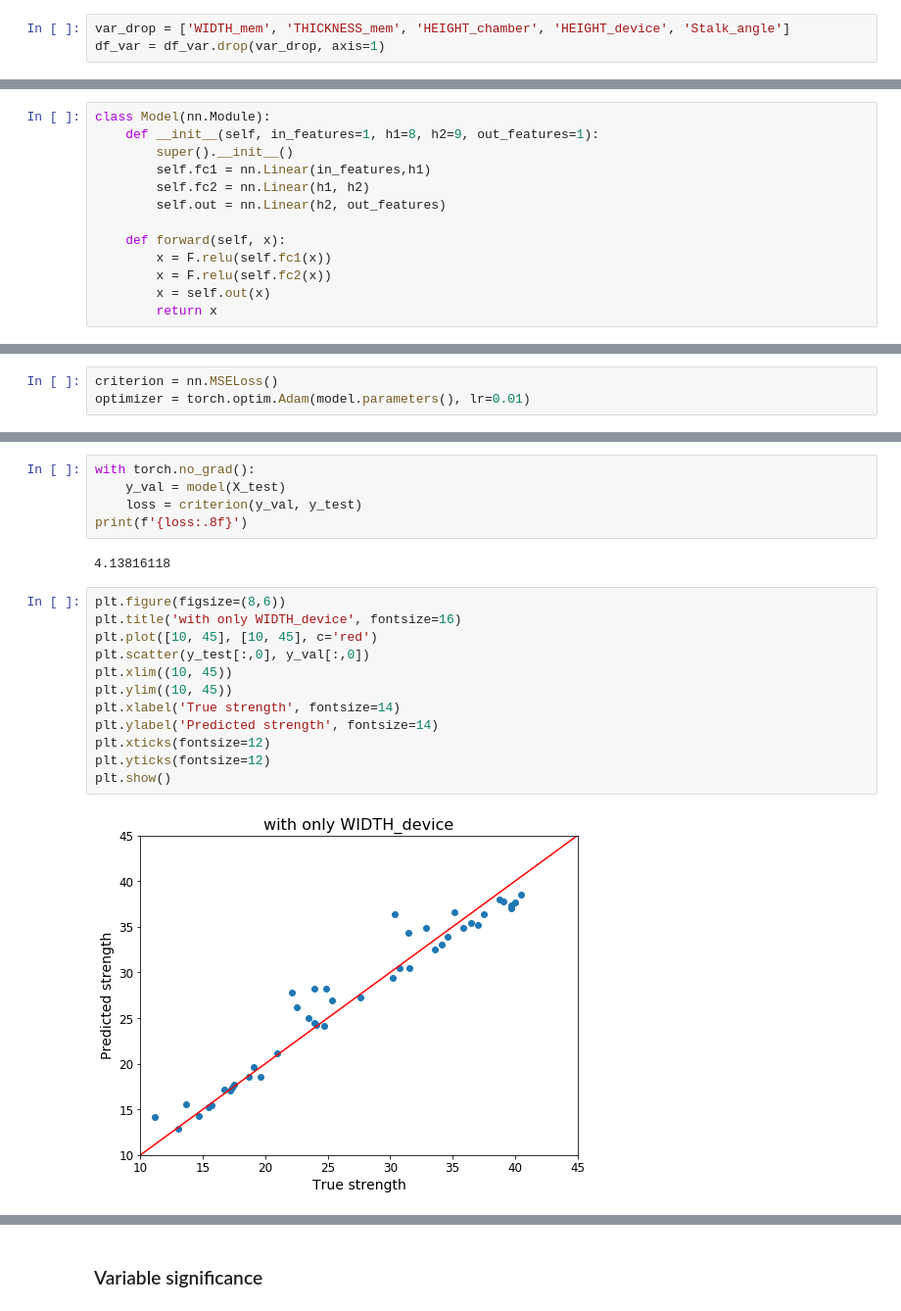
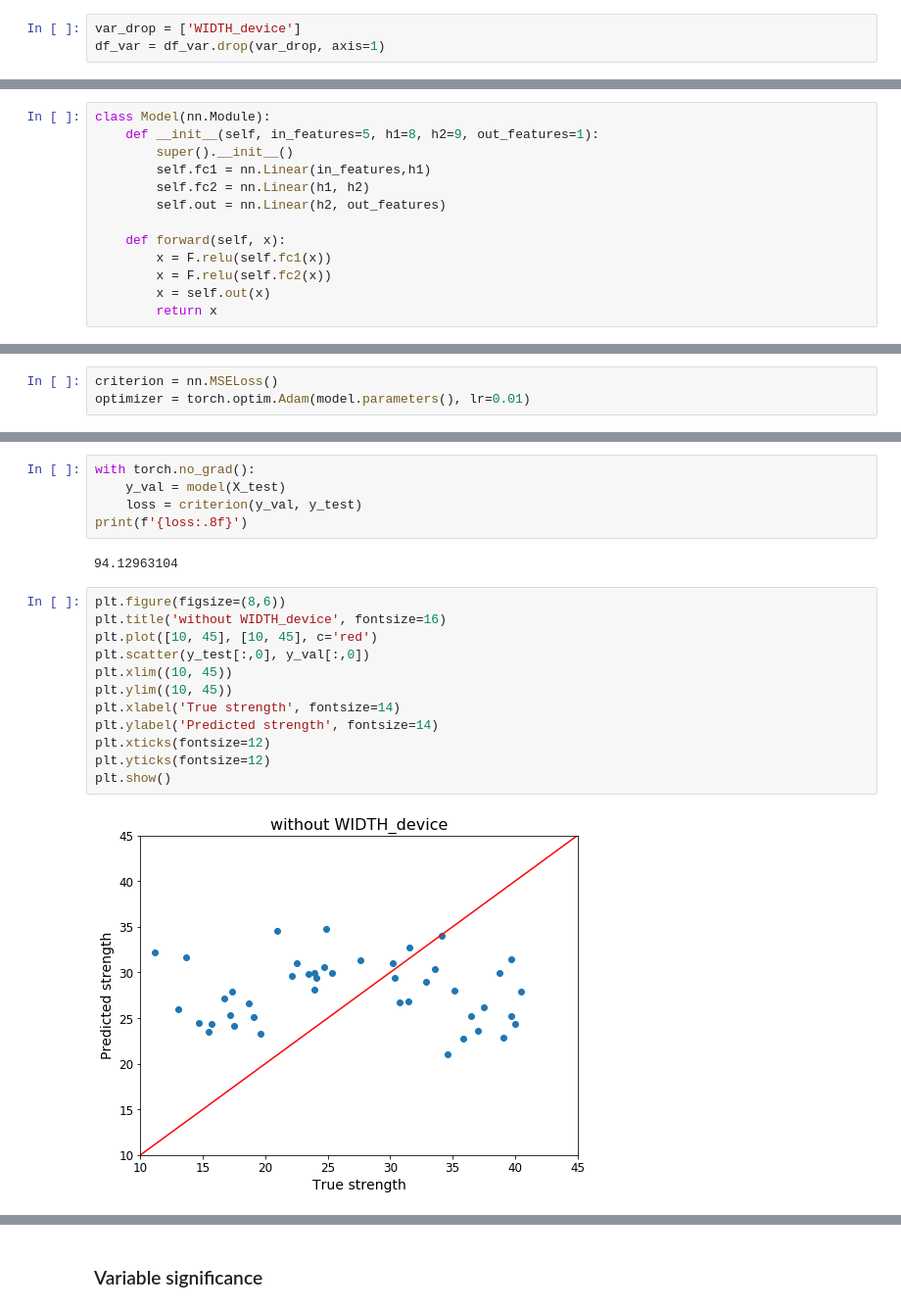
Before and after one commit to BOWENmeZHENG/adhesion, a Jupyter notebook: variable_contribution.ipynb, the cells around one changed output, grey strips where cells are left out. Shown at 98% size. Drawn from its saved outputs; the diff is of its cells as text.

```diff
--- a/variable_contribution.ipynb
+++ b/variable_contribution.ipynb
@@ -17,7 +18,7 @@ df_perf = df[['strength']]
 # %% [markdown]
 ### Variable(s) to drop
 # %%
-var_drop = ['WIDTH_mem', 'THICKNESS_mem', 'HEIGHT_chamber', 'HEIGHT_device', 'Stalk_angle']
+var_drop = ['WIDTH_device']
 df_var = df_var.drop(var_drop, axis=1)
 # %%
 train_X, test_X, train_y, test_y = train_test_split(df_var.values, df_perf.values,
@@ -28,7 +29,7 @@ y_train = torch.FloatTensor(train_y)
 y_test = torch.FloatTensor(test_y)
 # %%
 class Model(nn.Module):
-    def __init__(self, in_features=1, h1=8, h2=9, out_features=1):
+    def __init__(self, in_features=5, h1=8, h2=9, out_features=1):
         super().__init__()
         self.fc1 = nn.Linear(in_features,h1)
         self.fc2 = nn.Linear(h1, h2)
@@ -88,18 +89,18 @@ with torch.no_grad():
     loss = criterion(y_val, y_test)
 print(f'{loss:.8f}')
 # %% [output]
-4.13816118
+94.12963104
 # %%
 plt.figure(figsize=(8,6))
-plt.title('with only WIDTH_device', fontsize=16)
+plt.title('without WIDTH_device', fontsize=16)
 plt.plot([10, 45], [10, 45], c='red')
 plt.scatter(y_test[:,0], y_val[:,0])
 plt.xlim((10, 45))
 plt.ylim((10, 45))
 plt.xlabel('True strength', fontsize=14)
 plt.ylabel('Predicted strength', fontsize=14)
 plt.xticks(fontsize=12)
 plt.yticks(fontsize=12)
 plt.show()
 # %% [output]
-[figure, old version]
+[figure, new version]
```
Also changed, not shown: parts of 4 cells of this notebook.
